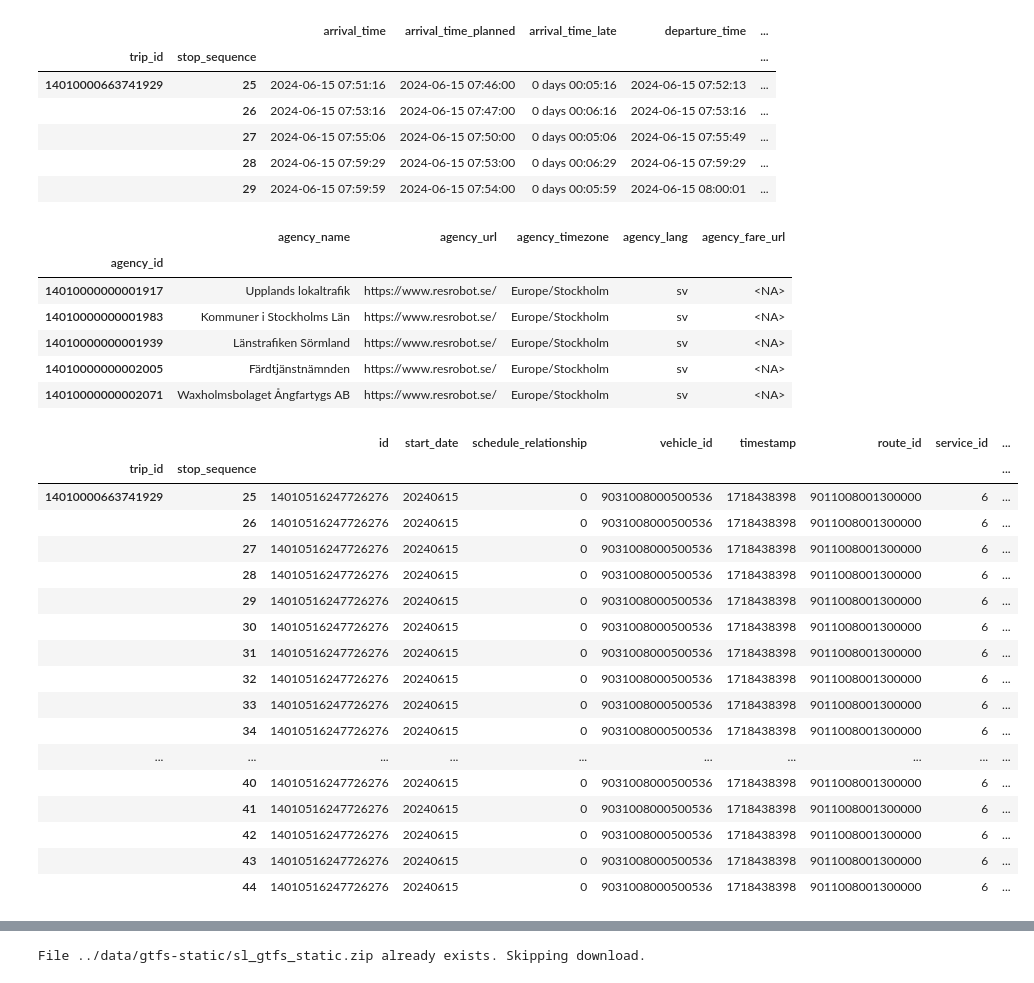
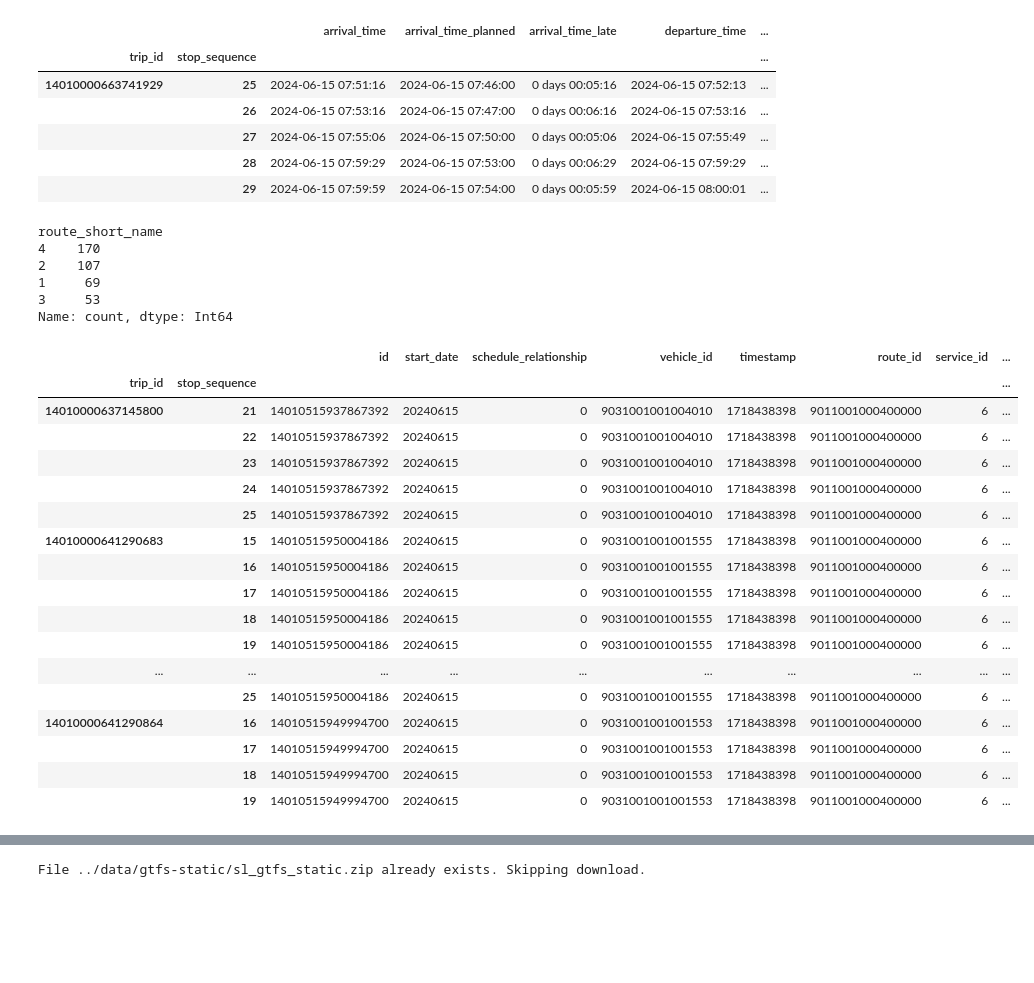
Before and after one commit to lukasfri/kth-id2223-project, a Jupyter notebook: backend/src/visual_data.ipynb, the cells around one changed output, grey strips where cells are left out. Saved outputs shown, nothing was run; the diff lists cells and outputs as text; code cells hidden in the pictures; blank space fills up the shorter version.

```diff
--- a/backend/src/visual_data.ipynb
+++ b/backend/src/visual_data.ipynb
@@ -193,42 +179,45 @@ dtype: object
 |  | 27 | 2024-06-15 07:55:06 | 2024-06-15 07:50:00 | 0 days 00:05:06 | 2024-06-15 07:55:49 | ... |
 |  | 28 | 2024-06-15 07:59:29 | 2024-06-15 07:53:00 | 0 days 00:06:29 | 2024-06-15 07:59:29 | ... |
 |  | 29 | 2024-06-15 07:59:59 | 2024-06-15 07:54:00 | 0 days 00:05:59 | 2024-06-15 08:00:01 | ... |
-# %%
-agencies = StaticData.load_agencies("../data/koda-static/data-tmp/agency.txt")
-
-agencies.head()
-# %% [output]
-|  | agency_name | agency_url | agency_timezone | agency_lang | agency_fare_url |
-| agency_id |  |  |  |  |  |
-| 14010000000001917 | Upplands lokaltrafik | https://www.resrobot.se/ | Europe/Stockholm | sv | <NA> |
-| 14010000000001983 | Kommuner i Stockholms Län | https://www.resrobot.se/ | Europe/Stockholm | sv | <NA> |
-| 14010000000001939 | Länstrafiken Sörmland | https://www.resrobot.se/ | Europe/Stockholm | sv | <NA> |
-| 14010000000002005 | Färdtjänstnämnden | https://www.resrobot.se/ | Europe/Stockholm | sv | <NA> |
-| 14010000000002071 | Waxholmsbolaget Ångfartygs AB | https://www.resrobot.se/ | Europe/Stockholm | sv | <NA> |
 # %%
-SL_AGENCY_ID = agencies[agencies["agency_name"] == "AB Storstockholms Lokaltrafik"].index[0]
-WAXHOLMSBOLAGET_ID = agencies[agencies["agency_name"] == "Waxholmsbolaget Ångfartygs AB"].index[0]
+SL_AGENCY_ID = static_data.agencies[static_data.agencies["agency_name"] == "AB Storstockholms Lokaltrafik"].index[0]
+# WAXHOLMSBOLAGET_ID = static_data.agencies[static_data.agencies["agency_name"] == "Waxholmsbolaget Ångfartygs AB"].index[0]
 
-route_dt = df_exploded_with_stop_times[
-  (df_exploded_with_stop_times["route_short_name"] == "13") & \
-  (df_exploded_with_stop_times["agency_id"] == WAXHOLMSBOLAGET_ID)]
-route_dt.head(20)
+# route_dt = df_exploded_with_stop_times[
+#   (df_exploded_with_stop_times["route_short_name"] == "13") & \
+#   (df_exploded_with_stop_times["agency_id"] == WAXHOLMSBOLAGET_ID)]
+# route_dt.head(20)
-# %% [output]
-|  |  | id | start_date | schedule_relationship | vehicle_id | timestamp | route_id | service_id | ... |
-| trip_id | stop_sequence |  |  |  |  |  |  |  | ... |
-| 14010000663741929 | 25 | 14010516247726276 | 20240615 | 0 | 9031008000500536 | 1718438398 | 9011008001300000 | 6 | ... |
-|  | 26 | 14010516247726276 | 20240615 | 0 | 9031008000500536 | 1718438398 | 9011008001300000 | 6 | ... |
-|  | 27 | 14010516247726276 | 20240615 | 0 | 9031008000500536 | 1718438398 | 9011008001300000 | 6 | ... |
-|  | 28 | 14010516247726276 | 20240615 | 0 | 9031008000500536 | 1718438398 | 9011008001300000 | 6 | ... |
-|  | 29 | 14010516247726276 | 20240615 | 0 | 9031008000500536 | 1718438398 | 9011008001300000 | 6 | ... |
-|  | 30 | 14010516247726276 | 20240615 | 0 | 9031008000500536 | 1718438398 | 9011008001300000 | 6 | ... |
-|  | 31 | 14010516247726276 | 20240615 | 0 | 9031008000500536 | 1718438398 | 9011008001300000 | 6 | ... |
-|  | 32 | 14010516247726276 | 20240615 | 0 | 9031008000500536 | 1718438398 | 9011008001300000 | 6 | ... |
-|  | 33 | 14010516247726276 | 20240615 | 0 | 9031008000500536 | 1718438398 | 9011008001300000 | 6 | ... |
-|  | 34 | 14010516247726276 | 20240615 | 0 | 9031008000500536 | 1718438398 | 9011008001300000 | 6 | ... |
-| ... | ... | ... | ... | ... | ... | ... | ... | ... | ... |
-|  | 40 | 14010516247726276 | 20240615 | 0 | 9031008000500536 | 1718438398 | 9011008001300000 | 6 | ... |
-|  | 41 | 14010516247726276 | 20240615 | 0 | 9031008000500536 | 1718438398 | 9011008001300000 | 6 | ... |
-|  | 42 | 14010516247726276 | 20240615 | 0 | 9031008000500536 | 1718438398 | 9011008001300000 | 6 | ... |
-|  | 43 | 14010516247726276 | 20240615 | 0 | 9031008000500536 | 1718438398 | 9011008001300000 | 6 | ... |
-|  | 44 | 14010516247726276 | 20240615 | 0 | 9031008000500536 | 1718438398 | 9011008001300000 | 6 | ... |
+# %%
+df_exploded_with_stop_times[(df_exploded_with_stop_times["route_desc"] == "blåbuss") & \
+  (df_exploded_with_stop_times["route_short_name"].isin(["1", "2", "3", "4"])) & \
+  (df_exploded_with_stop_times["agency_id"] == SL_AGENCY_ID)]["route_short_name"].value_counts()
+# %% [output]
+route_short_name
+4    170
+2    107
+1     69
+3     53
+Name: count, dtype: Int64
+# %%
+df_exploded_with_stop_times[(df_exploded_with_stop_times["route_desc"] == "blåbuss") & \
+  (df_exploded_with_stop_times["route_short_name"].isin(["4"])) & \
+  (df_exploded_with_stop_times["agency_id"] == SL_AGENCY_ID)].head(20)
+# %% [output]
+|  |  | id | start_date | schedule_relationship | vehicle_id | timestamp | route_id | service_id | ... |
+| trip_id | stop_sequence |  |  |  |  |  |  |  | ... |
+| 14010000637145800 | 21 | 14010515937867392 | 20240615 | 0 | 9031001001004010 | 1718438398 | 9011001000400000 | 6 | ... |
+|  | 22 | 14010515937867392 | 20240615 | 0 | 9031001001004010 | 1718438398 | 9011001000400000 | 6 | ... |
+|  | 23 | 14010515937867392 | 20240615 | 0 | 9031001001004010 | 1718438398 | 9011001000400000 | 6 | ... |
+|  | 24 | 14010515937867392 | 20240615 | 0 | 9031001001004010 | 1718438398 | 9011001000400000 | 6 | ... |
+|  | 25 | 14010515937867392 | 20240615 | 0 | 9031001001004010 | 1718438398 | 9011001000400000 | 6 | ... |
+| 14010000641290683 | 15 | 14010515950004186 | 20240615 | 0 | 9031001001001555 | 1718438398 | 9011001000400000 | 6 | ... |
+|  | 16 | 14010515950004186 | 20240615 | 0 | 9031001001001555 | 1718438398 | 9011001000400000 | 6 | ... |
+|  | 17 | 14010515950004186 | 20240615 | 0 | 9031001001001555 | 1718438398 | 9011001000400000 | 6 | ... |
+|  | 18 | 14010515950004186 | 20240615 | 0 | 9031001001001555 | 1718438398 | 9011001000400000 | 6 | ... |
+|  | 19 | 14010515950004186 | 20240615 | 0 | 9031001001001555 | 1718438398 | 9011001000400000 | 6 | ... |
+| ... | ... | ... | ... | ... | ... | ... | ... | ... | ... |
+|  | 25 | 14010515950004186 | 20240615 | 0 | 9031001001001555 | 1718438398 | 9011001000400000 | 6 | ... |
+| 14010000641290864 | 16 | 14010515949994700 | 20240615 | 0 | 9031001001001553 | 1718438398 | 9011001000400000 | 6 | ... |
+|  | 17 | 14010515949994700 | 20240615 | 0 | 9031001001001553 | 1718438398 | 9011001000400000 | 6 | ... |
+|  | 18 | 14010515949994700 | 20240615 | 0 | 9031001001001553 | 1718438398 | 9011001000400000 | 6 | ... |
+|  | 19 | 14010515949994700 | 20240615 | 0 | 9031001001001553 | 1718438398 | 9011001000400000 | 6 | ... |
```
Also changed, not shown: parts of 6 cells of this notebook, 1 other file.
